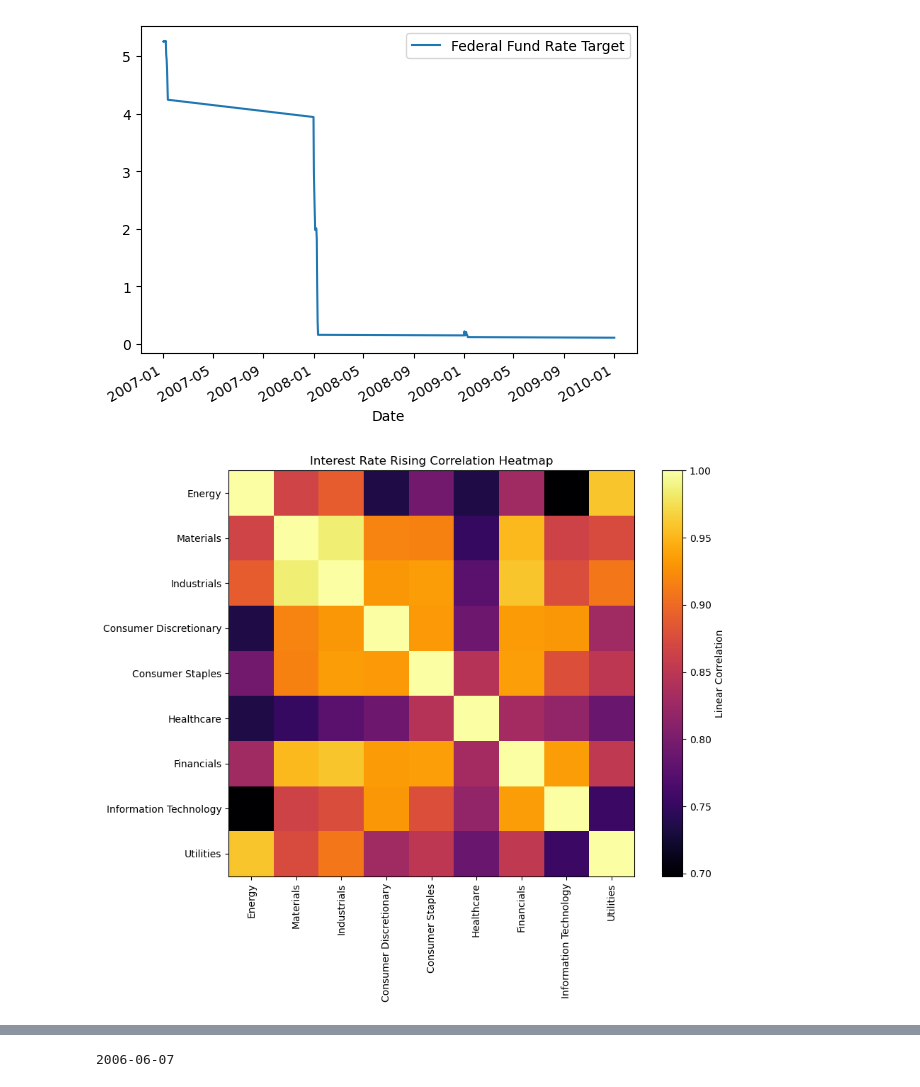
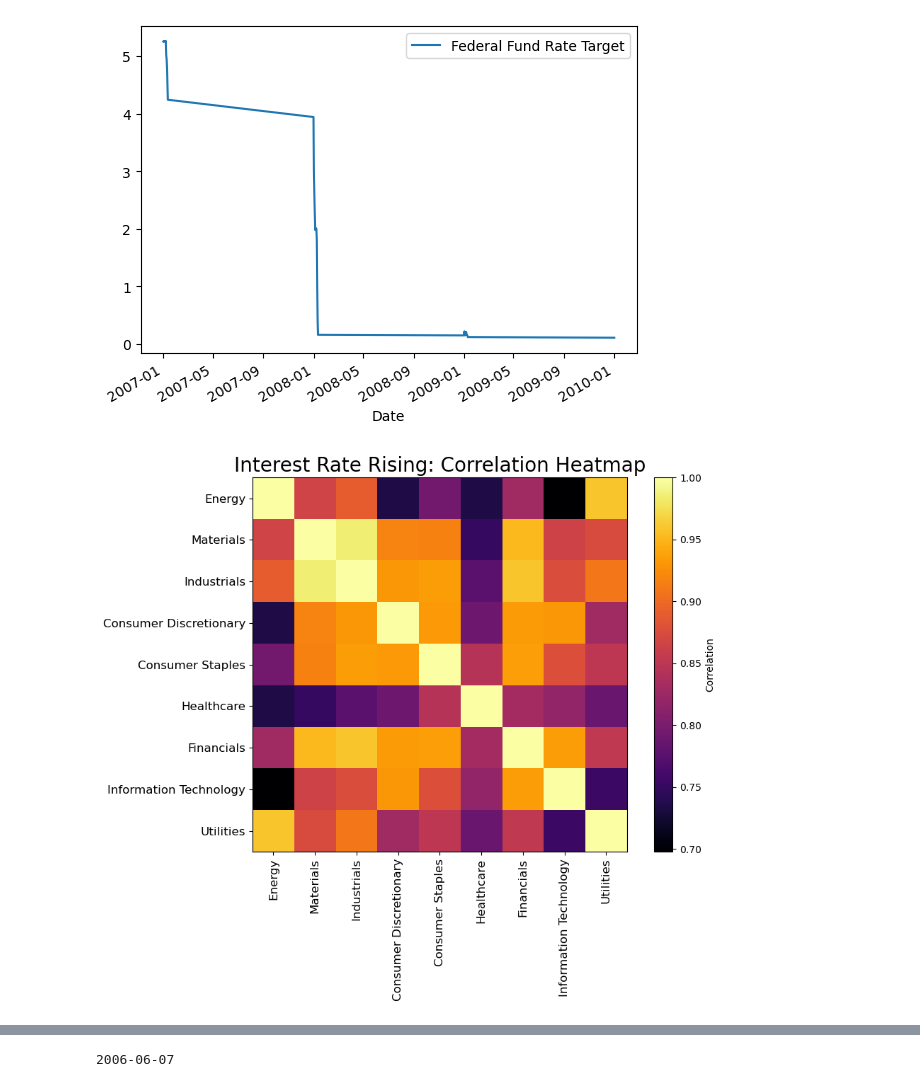
Before and after one commit to RealFakeDoor/Project-one, a Jupyter notebook: Main.ipynb, the cells around one changed output, grey strips where cells are left out. Saved outputs shown, nothing was run; the diff lists cells and outputs as text; code cells hidden in the pictures.

```diff
--- a/Main.ipynb
+++ b/Main.ipynb
@@ -48,15 +60,15 @@ Correlation_matrix_lowering = df_Lowering_FEDFUND.corr()
 # %%
 # Plotting heatmap
 plt.figure(figsize=(10, 8))
 plt.imshow(Correlation_matrix_rising, cmap='inferno', interpolation='nearest')
-plt.colorbar(label='Linear Correlation')
-plt.title('Interest Rate Rising Correlation Heatmap')
-plt.xticks(range(len(Correlation_matrix_rising.columns)), Correlation_matrix_rising.columns, rotation=90)
-plt.yticks(range(len(Correlation_matrix_rising.columns)), Correlation_matrix_rising.columns)
+plt.colorbar(label='Correlation')
+plt.title('Interest Rate Rising: Correlation Heatmap', fontsize=20)
+plt.xticks(range(len(Correlation_matrix_rising.columns)), Correlation_matrix_rising.columns, rotation=90, fontsize=12)
+plt.yticks(range(len(Correlation_matrix_rising.columns)), Correlation_matrix_rising.columns, fontsize=12)
 plt.tight_layout()
 plt.show()
 # %% [output]
-[figure, old version]
+[figure, new version]
 # %%
 # Plotting heatmap
 plt.figure(figsize=(10, 8))
```
Also changed, not shown: parts of 16 cells of this notebook, 8 other files.
